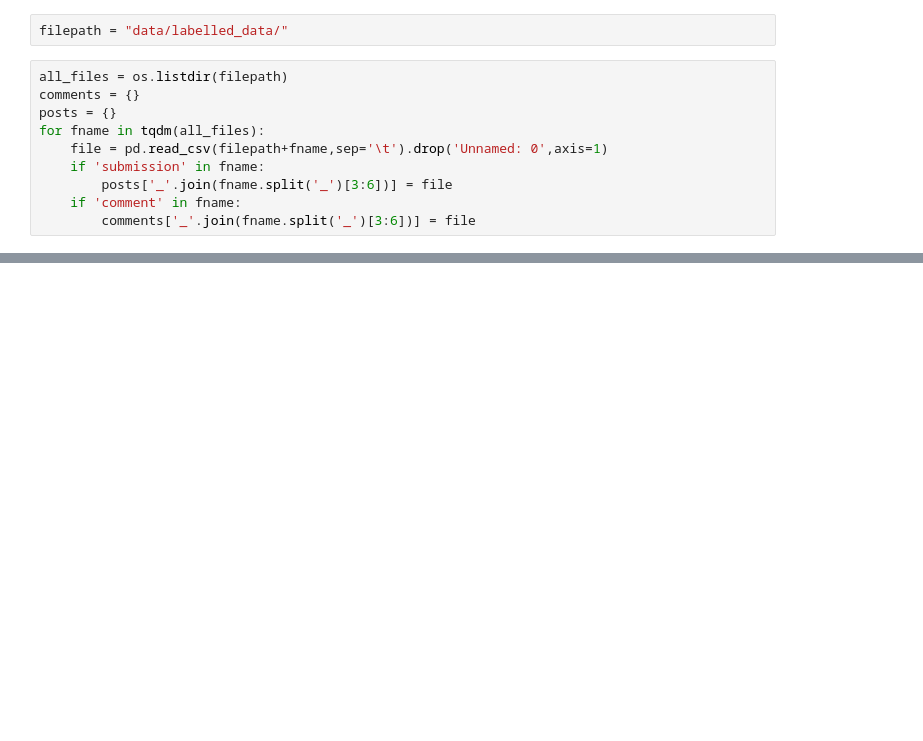
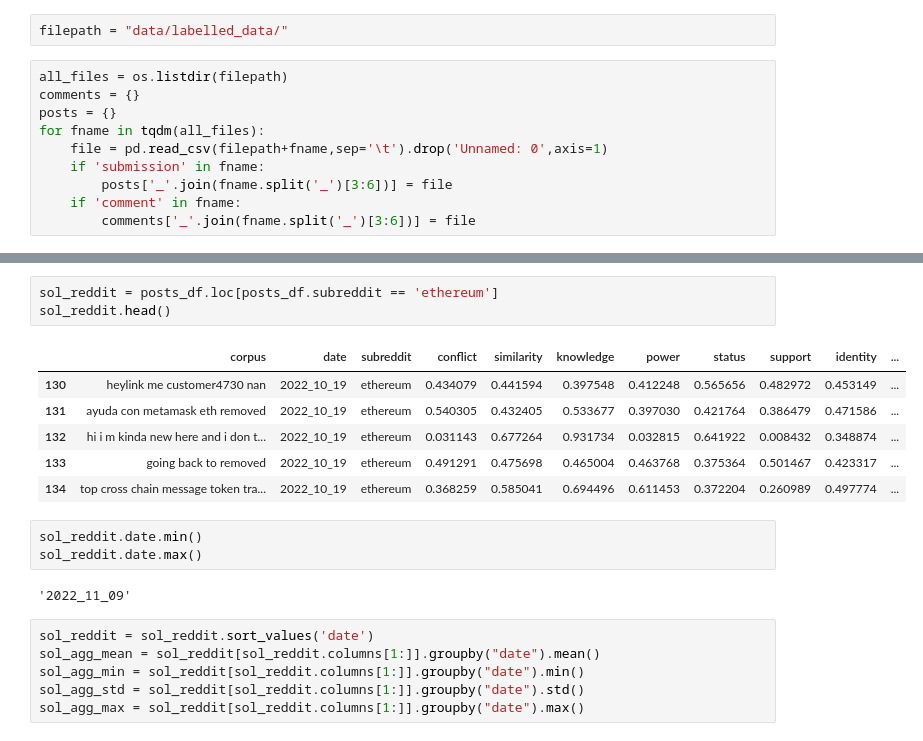
Before and after one commit to DueViktor/WildDataExam, a Jupyter notebook: CorrelationAnalysis.ipynb, the cells around one changed output, grey strips where cells are left out. Saved outputs shown, nothing was run; the diff lists cells and outputs as text; blank space fills up the shorter version.

```diff
--- a/CorrelationAnalysis.ipynb
+++ b/CorrelationAnalysis.ipynb
@@ -19,0 +120,21 @@ for fname in tqdm(all_files):
+# %%
+sol_reddit = posts_df.loc[posts_df.subreddit == 'ethereum']
+sol_reddit.head()
+# %% [output]
+|  | corpus | date | subreddit | conflict | similarity | knowledge | power | status | support | identity | ... |
+| 130 | heylink me customer4730 nan | 2022_10_19 | ethereum | 0.434079 | 0.441594 | 0.397548 | 0.412248 | 0.565656 | 0.482972 | 0.453149 | ... |
+| 131 | ayuda con metamask eth removed | 2022_10_19 | ethereum | 0.540305 | 0.432405 | 0.533677 | 0.397030 | 0.421764 | 0.386479 | 0.471586 | ... |
+| 132 | hi i m kinda new here and i don t... | 2022_10_19 | ethereum | 0.031143 | 0.677264 | 0.931734 | 0.032815 | 0.641922 | 0.008432 | 0.348874 | ... |
+| 133 | going back to removed | 2022_10_19 | ethereum | 0.491291 | 0.475698 | 0.465004 | 0.463768 | 0.375364 | 0.501467 | 0.423317 | ... |
+| 134 | top cross chain message token tra... | 2022_10_19 | ethereum | 0.368259 | 0.585041 | 0.694496 | 0.611453 | 0.372204 | 0.260989 | 0.497774 | ... |
+# %%
+sol_reddit.date.min()
+sol_reddit.date.max()
+# %% [output]
+'2022_11_09'
+# %%
+sol_reddit = sol_reddit.sort_values('date')
+sol_agg_mean = sol_reddit[sol_reddit.columns[1:]].groupby("date").mean()
+sol_agg_min = sol_reddit[sol_reddit.columns[1:]].groupby("date").min()
+sol_agg_std = sol_reddit[sol_reddit.columns[1:]].groupby("date").std()
+sol_agg_max = sol_reddit[sol_reddit.columns[1:]].groupby("date").max()
```
Also changed, not shown: parts of 15 cells of this notebook, 3 other files.
